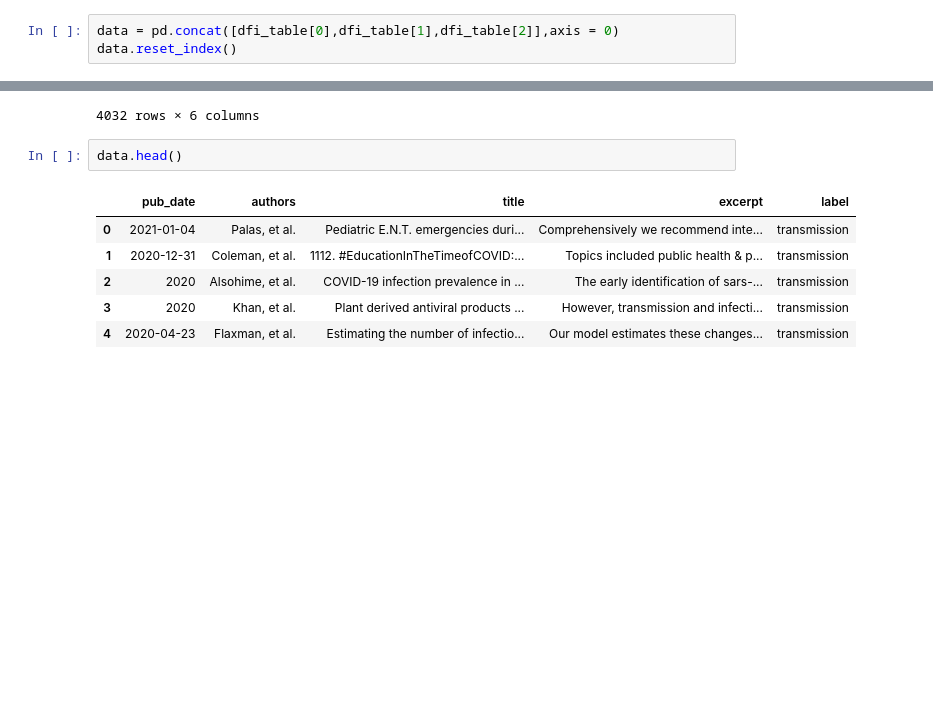
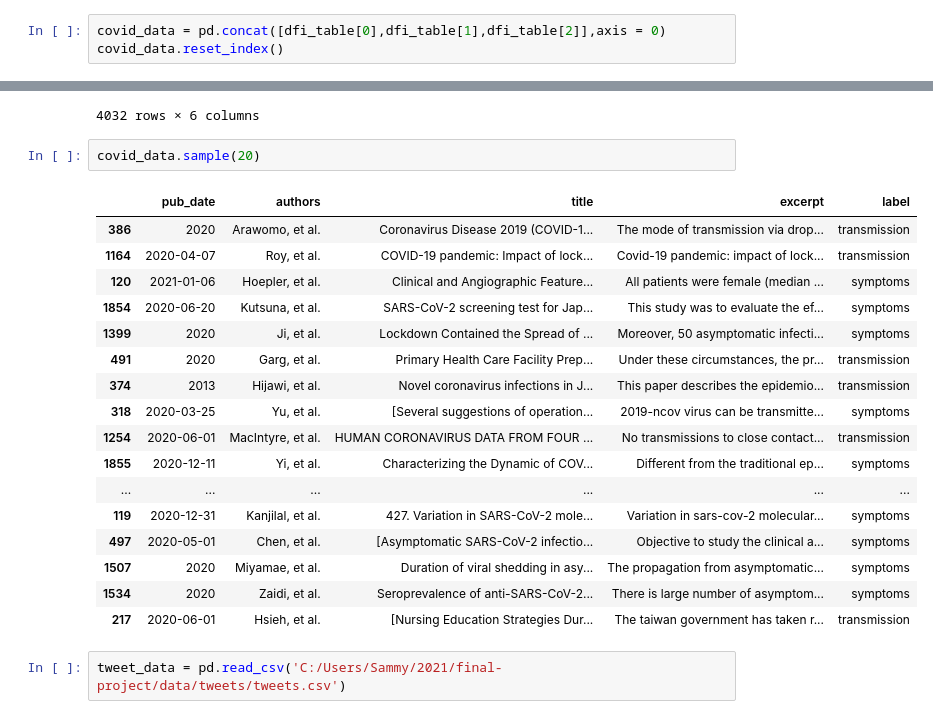
Before and after one commit to samOpare/classification-with-BERT, a Jupyter notebook: main.ipynb, the cells around one changed output, grey strips where cells are left out. Cells and saved outputs as stored; diff of their text form; blank space fills up the shorter version.

Commit message:
implementing with tweets

```diff
--- a/main.ipynb
+++ b/main.ipynb
@@ -187,8 +187,8 @@ print ('done')
 | 4 | 2020-12-15 | Grosso, et al. | Suppression of Covid-19 outbreak ... | The 46% of the positive tested we... | symptoms |
 done
 # %%
-data = pd.concat([dfi_table[0],dfi_table[1],dfi_table[2]],axis = 0)
-data.reset_index()
+covid_data = pd.concat([dfi_table[0],dfi_table[1],dfi_table[2]],axis = 0)
+covid_data.reset_index()
 # %% [output]
 |  | index | pub_date | authors | title | excerpt | label |
 | 0 | 0 | 2021-01-04 | Palas, et al. | Pediatric E.N.T. emergencies duri... | Comprehensively we recommend inte... | transmission |
@@ -208,12 +208,25 @@ data.reset_index()
 | 4030 | 2357 | 2020-07-02 | Hosoki, et al. | Molecular mechanisms and epidemio... | In addition, because asymptomatic... | symptoms |
 | 4031 | 2358 | 2020-09-08 | Bergstrom, et al. | Frequency and accuracy of proacti... | Proactive testing of asymptomatic... | symptoms |
 4032 rows × 6 columns
-# %%
-data.head()
-# %% [output]
-|  | pub_date | authors | title | excerpt | label |
-| 0 | 2021-01-04 | Palas, et al. | Pediatric E.N.T. emergencies duri... | Comprehensively we recommend inte... | transmission |
-| 1 | 2020-12-31 | Coleman, et al. | 1112. #EducationInTheTimeofCOVID:... | Topics included public health & p... | transmission |
-| 2 | 2020 | Alsohime, et al. | COVID-19 infection prevalence in ... | The early identification of sars-... | transmission |
-| 3 | 2020 | Khan, et al. | Plant derived antiviral products ... | However, transmission and infecti... | transmission |
-| 4 | 2020-04-23 | Flaxman, et al. | Estimating the number of infectio... | Our model estimates these changes... | transmission |
+# %%
+covid_data.sample(20)
+# %% [output]
+|  | pub_date | authors | title | excerpt | label |
+| 386 | 2020 | Arawomo, et al. | Coronavirus Disease 2019 (COVID-1... | The mode of transmission via drop... | transmission |
+| 1164 | 2020-04-07 | Roy, et al. | COVID-19 pandemic: Impact of lock... | Covid-19 pandemic: impact of lock... | transmission |
+| 120 | 2021-01-06 | Hoepler, et al. | Clinical and Angiographic Feature... | All patients were female (median ... | symptoms |
+| 1854 | 2020-06-20 | Kutsuna, et al. | SARS-CoV-2 screening test for Jap... | This study was to evaluate the ef... | symptoms |
+| 1399 | 2020 | Ji, et al. | Lockdown Contained the Spread of ... | Moreover, 50 asymptomatic infecti... | symptoms |
+| 491 | 2020 | Garg, et al. | Primary Health Care Facility Prep... | Under these circumstances, the pr... | transmission |
+| 374 | 2013 | Hijawi, et al. | Novel coronavirus infections in J... | This paper describes the epidemio... | transmission |
+| 318 | 2020-03-25 | Yu, et al. | [Several suggestions of operation... | 2019-ncov virus can be transmitte... | symptoms |
+| 1254 | 2020-06-01 | MacIntyre, et al. | HUMAN CORONAVIRUS DATA FROM FOUR ... | No transmissions to close contact... | transmission |
+| 1855 | 2020-12-11 | Yi, et al. | Characterizing the Dynamic of COV... | Different from the traditional ep... | symptoms |
+| ... | ... | ... | ... | ... | ... |
+| 119 | 2020-12-31 | Kanjilal, et al. | 427. Variation in SARS-CoV-2 mole... | Variation in sars-cov-2 molecular... | symptoms |
+| 497 | 2020-05-01 | Chen, et al. | [Asymptomatic SARS-CoV-2 infectio... | Objective to study the clinical a... | symptoms |
+| 1507 | 2020 | Miyamae, et al. | Duration of viral shedding in asy... | The propagation from asymptomatic... | symptoms |
+| 1534 | 2020 | Zaidi, et al. | Seroprevalence of anti-SARS-CoV-2... | There is large number of asymptom... | symptoms |
+| 217 | 2020-06-01 | Hsieh, et al. | [Nursing Education Strategies Dur... | The taiwan government has taken r... | transmission |
+# %%
+tweet_data = pd.read_csv('C:/Users/Sammy/2021/final-project/data/tweets/tweets.csv')
```
Also changed, not shown: parts of 17 cells of this notebook.
